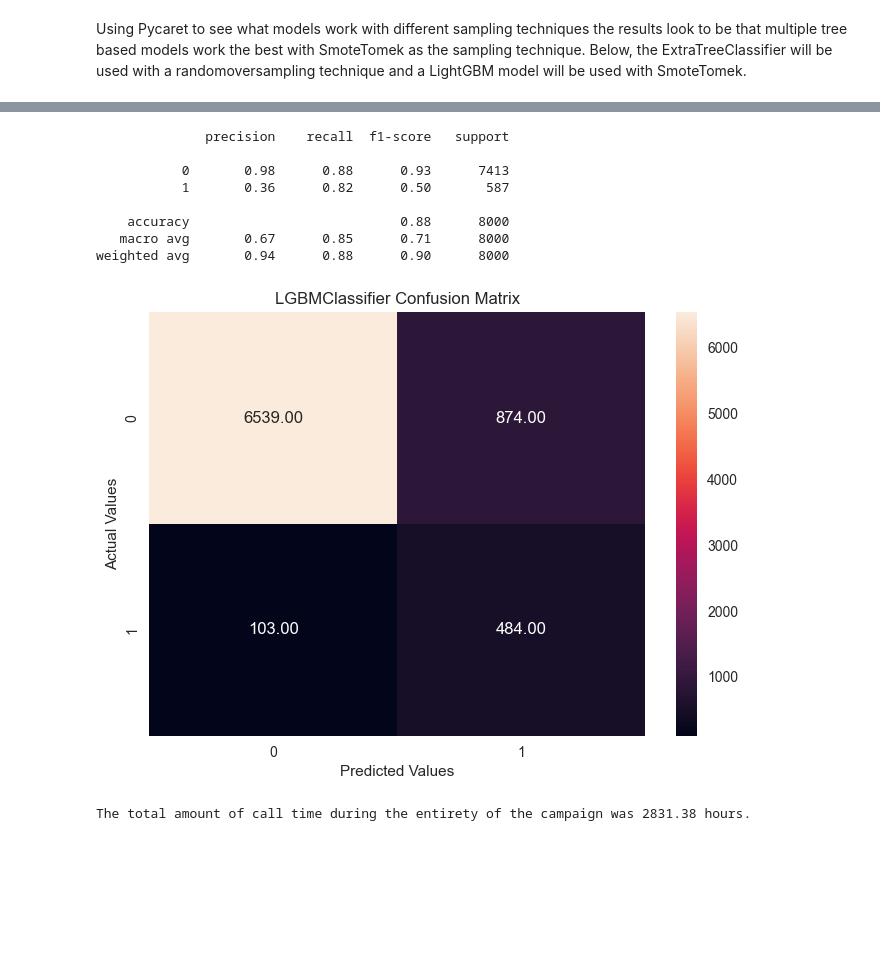
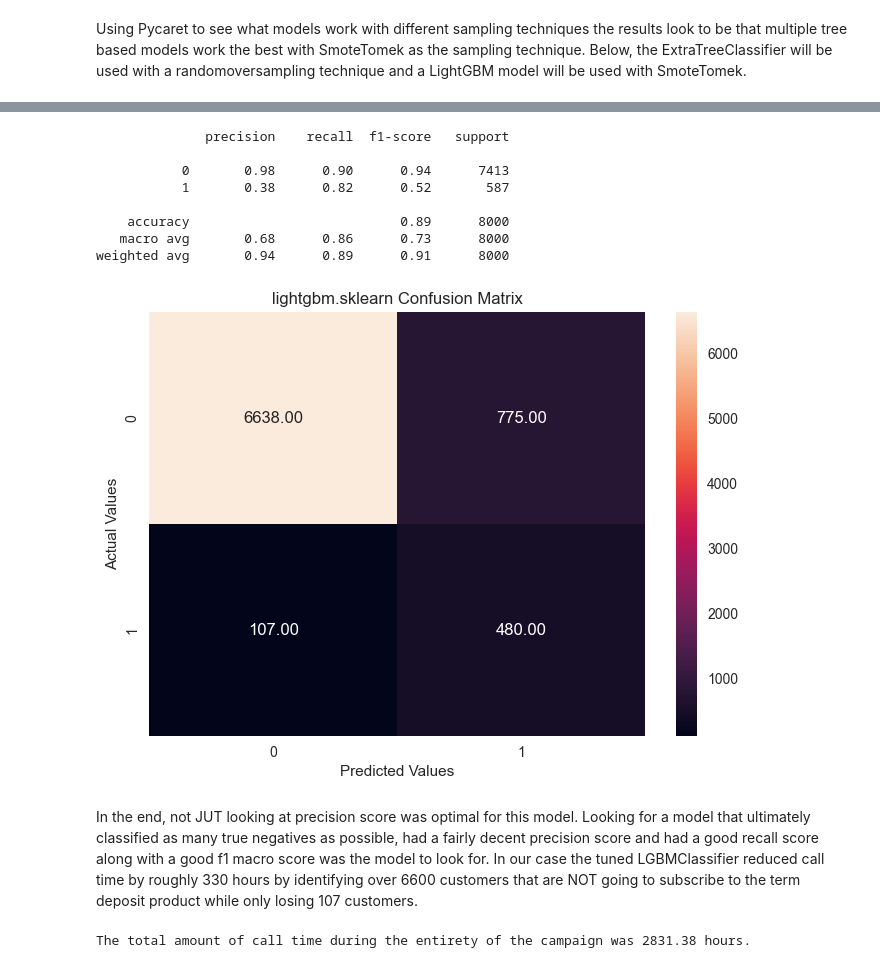
Before and after one commit to SmittyB00p/YeWM9P1Uy7KvrKRS, a Jupyter notebook: models.ipynb, the cells around one changed output, grey strips where cells are left out. Drawn from its saved outputs; the diff is of its cells as text; code cells hidden in the pictures; blank space fills up the shorter version.

```diff
--- a/models.ipynb
+++ b/models.ipynb
@@ -733,3 +750,32 @@ weighted avg       0.93      0.94      0.94      8000
 
 [[7175  238]
  [ 271  316]]
+# %%
+from sklearn.metrics import f1_score
+
+class_weights = np.linspace(0.0, .99, 30)
+
+results_list = []
+false_pos_list = []
+false_neg_list = []
+f1_list = []
+
+for i in class_weights:
+    model = LGBMClassifier(class_weight={0:i, 1:1.0-i})
+    model.fit(X_train_resampled_tomek, y_train_resampled_tomek)
+    preds=model.predict(X_test)
+    conf_matrix=confusion_matrix(y_test, preds)
+    fp=conf_matrix[0][1]
+    fn=conf_matrix[1][0]
+
+    results_list.append(results)
+    false_pos_list.append(fp)
+    false_neg_list.append(fn)
+    print(f"Class 0 weight: {i} - Class 1 weight: {1.0-i}")
+    print(classification_report(y_test, preds))
+    print(conf_matrix)
+
+
+# print(class_weights)
+# print(false_pos_list)
+# print(false_neg_list)
@@ -739,6 +814,7 @@ params = {
     'num_leaves': np.arange(2,100,10),
     'min_data_in_leaf': np.arange(100,10000,10),
     'num_iterations': np.arange(2,10),
+    'class_weight': [{0:class_weights[14], 1:1-class_weights[14]}],
     'force_row_wise': [True],
     'verbose': [-1]
 }
@@ -749,6 +825,7 @@ grid.fit(X_train_resampled_tomek, y_train_resampled_tomek)
 preds = grid.predict(X_test)
 print(classification_report(y_test, preds))
 print(confusion_matrix(y_test, preds))
+print(f"Best params: {grid.best_params_}")
 # %% [output]
               precision    recall  f1-score   support
 
@@ -865,25 +943,37 @@ weighted avg       0.92      0.83      0.86      8000
 ... (68 outputs left out)
 # %%
 
-lgb_tuned = LGBMClassifier(max_depth=6, num_leaves=20, min_data_in_leaf=187, num_iterations=9, random_state=seed, force_row_wise=True, verbose=-1)
+lgb_tuned = LGBMClassifier(max_depth=8,
+                           num_leaves=59,
+                           min_data_in_leaf=194,
+                           num_iterations=10,
+                           class_weight={0:class_weights[14], 1:1-class_weights[14]},
+                           random_state=seed,
+                           force_row_wise=True,
+                           verbose=-1
+                           )
+
 lgb_tuned.fit(X_train_resampled_tomek, y_train_resampled_tomek)
 preds = lgb_tuned.predict(X_test)
 print(classification_report(y_test, preds))
 sns.heatmap(data=confusion_matrix(y_test, preds), annot=True, fmt='.2f')
-plt.title('LGBMClassifier Confusion Matrix')
+plt.title(f'{lgb_tuned.__module__} Confusion Matrix')
 plt.xlabel('Predicted Values')
 plt.ylabel('Actual Values')
 plt.show()
 # %% [output]
               precision    recall  f1-score   support
 
-           0       0.98      0.88      0.93      7413
-           1       0.36      0.82      0.50       587
+           0       0.98      0.90      0.94      7413
+           1       0.38      0.82      0.52       587
 
-    accuracy                           0.88      8000
-   macro avg       0.67      0.85      0.71      8000
-weighted avg       0.94      0.88      0.90      8000
+    accuracy                           0.89      8000
+   macro avg       0.68      0.86      0.73      8000
+weighted avg       0.94      0.89      0.91      8000
-[figure, old version]
+[figure, new version]
+# %% [markdown]
+In the end, not JUT looking at precision score was optimal for this model. Looking for a model that ultimately classified as many true negatives as possible, had a fairly decent precision score and had a good recall score along with a good f1 macro score was the model to look for.
+In our case the tuned LGBMClassifier reduced call time by roughly 330 hours by identifying over 6600 customers that are NOT going to subscribe to the term deposit product while only losing 107 customers.
 # %%
 duration_of_calls_in_hours = round(X['duration_in_minutes'].sum()/60, 2)
 print(f"The total amount of call time during the entirety of the campaign was {duration_of_calls_in_hours} hours.")
```
Also changed, not shown: parts of 60 cells of this notebook, 1 other file.
